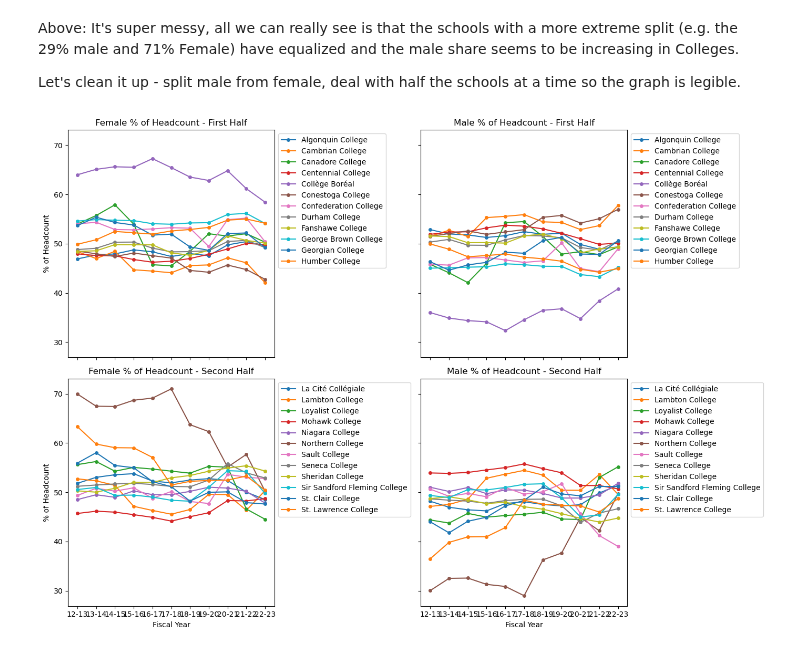
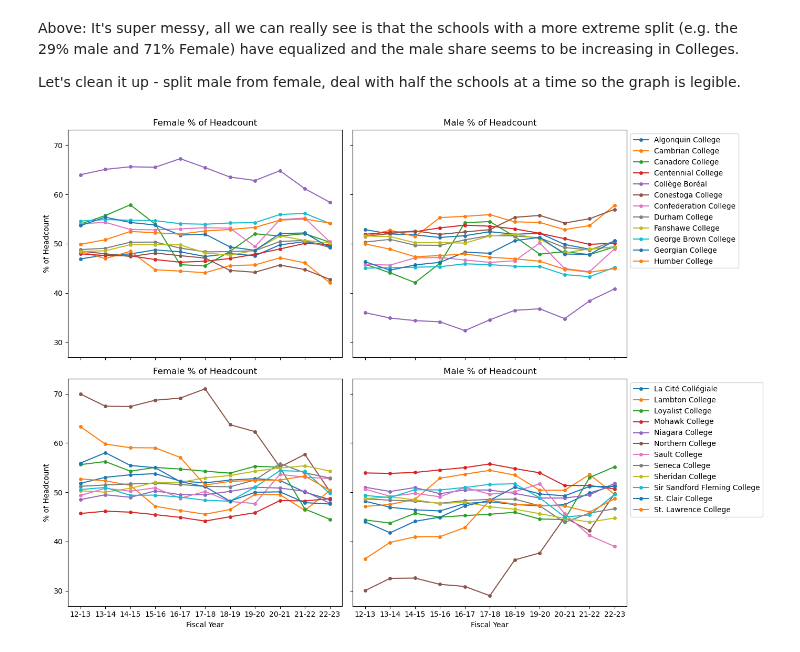
Before and after one commit to tjjdoherty/canadian-psi-project, a Jupyter notebook: on_colleges_notebooks/on_college_gender.ipynb, the cells around one changed output. Drawn from its saved outputs; the diff is of its cells as text; code cells hidden in the pictures.

```diff
--- a/on_colleges_notebooks/on_college_gender.ipynb
+++ b/on_colleges_notebooks/on_college_gender.ipynb
@@ -293,9 +293,8 @@ for college in colleges_first_half:
         marker='o',
         markersize=4
     )
-axes[0, 0].set_title('Female % of Headcount - First Half')
+axes[0, 0].set_title('Female % of Headcount')
 axes[0, 0].set_ylabel('% of Headcount')
-axes[0, 0].legend(loc='upper left', bbox_to_anchor=(1, 1))
 
 # Second plot: First half of colleges, Male % of Headcount
 for college in colleges_first_half:
@@ -307,40 +306,39 @@ for college in colleges_first_half:
         marker='o',
         markersize=4
     )
-axes[0, 1].set_title('Male % of Headcount - First Half')
+axes[0, 1].set_title('Male % of Headcount')
 axes[0, 1].legend(loc='upper left', bbox_to_anchor=(1, 1))
 
 # Third plot: Second half of colleges, Female % of Headcount
 for college in colleges_second_half:
     college_data = gender_df[gender_df['College Name'] == college]
     axes[1, 0].plot(
         college_data['Fiscal Year'],
         college_data['Female % of Headcount'],
         label=college,
         marker='o',
         markersize=4
     )
-axes[1, 0].set_title('Female % of Headcount - Second Half')
+axes[1, 0].set_title('Female % of Headcount')
 axes[1, 0].set_xlabel('Fiscal Year')
 axes[1, 0].set_ylabel('% of Headcount')
-axes[1, 0].legend(loc='upper left', bbox_to_anchor=(1, 1))
 
 # Fourth plot: Second half of colleges, Male % of Headcount
 for college in colleges_second_half:
     college_data = gender_df[gender_df['College Name'] == college]
     axes[1, 1].plot(
         college_data['Fiscal Year'],
         college_data['Male % of Headcount'],
         label=college,
         marker='o',
         markersize=4
     )
-axes[1, 1].set_title('Male % of Headcount - Second Half')
+axes[1, 1].set_title('Male % of Headcount')
 axes[1, 1].set_xlabel('Fiscal Year')
 axes[1, 1].legend(loc='upper left', bbox_to_anchor=(1, 1))
 
 # Adjust layout and show the plot
 plt.tight_layout()
 plt.show()
 # %% [output]
-[figure, old version]
+[figure, new version]
```
Also changed, not shown: 1 other file.
